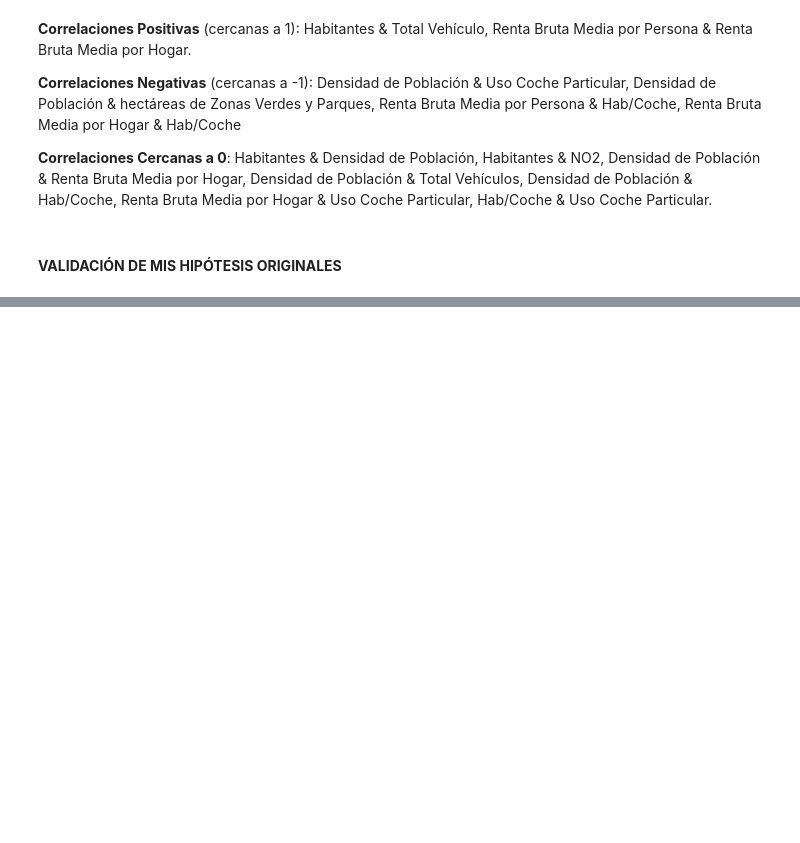
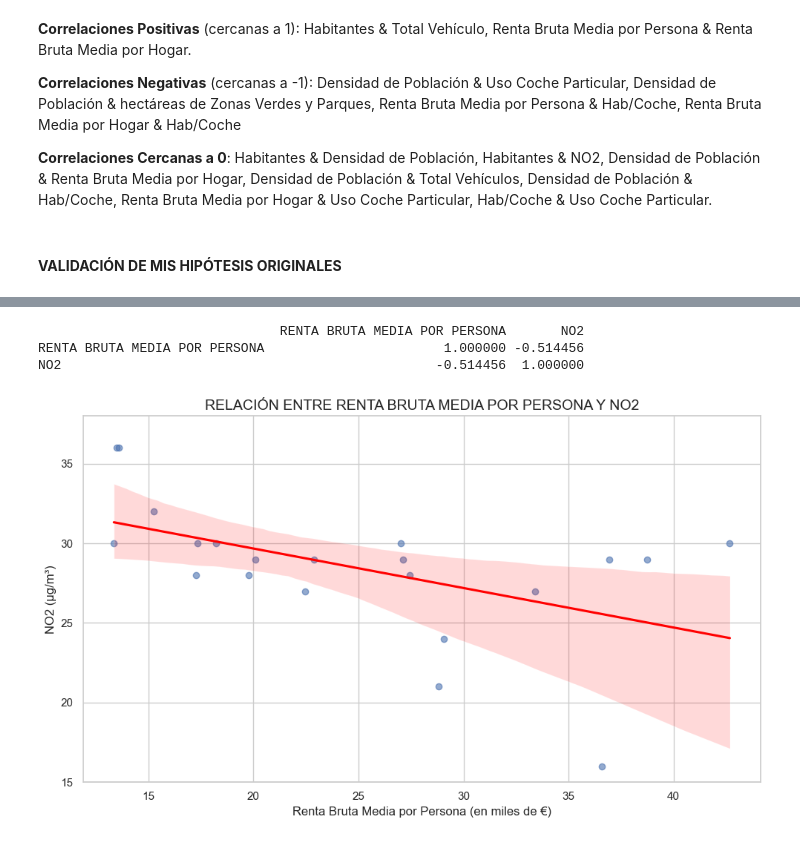
Before and after one commit to XileFrost/EDA_AireRentaMadrid, a Jupyter notebook: FelixdeMolina_EDA-Aire_Madrid.ipynb, the cells around one changed output, grey strips where cells are left out. Saved outputs shown, nothing was run; the diff lists cells and outputs as text; code cells hidden in the pictures; blank space fills up the shorter version.

```diff
--- a/FelixdeMolina_EDA-Aire_Madrid.ipynb
+++ b/FelixdeMolina_EDA-Aire_Madrid.ipynb
@@ -1395,0 +1432,32 @@ Esta hipótesis es rotundamente **FALSA**, además estadísticamente hay una rel
+# %%
+# Calculo la correlación entre los dos tipos de renta para predecir el valor de una variable en función de la otra
+correlation = df_datosobjetoestudio[['RENTA BRUTA MEDIA POR PERSONA', 'NO2']].corr()
+print(correlation)
+
+# Configuro el gráfico
+plt.figure(figsize=(10, 6))
+sns.set_theme(style="whitegrid")
+
+# Grafico de dispersión con línea de regresión
+sns.regplot(
+    data=df_datosobjetoestudio,
+    x="RENTA BRUTA MEDIA POR PERSONA",
+    y="NO2",
+    scatter_kws={'alpha': 0.6},
+    line_kws={'color': 'red'}
+)
+# Establezco un límite para el eje Y
+plt.ylim(15, 38)
+
+# Etiquetas y título
+plt.title("RELACIÓN ENTRE RENTA BRUTA MEDIA POR PERSONA Y NO2", fontsize=14)
+plt.xlabel("Renta Bruta Media por Persona (en miles de €)", fontsize=12)
+plt.ylabel("NO2 (µg/m³)", fontsize=12)
+
+plt.tight_layout()
+plt.show()
+# %% [output]
+                               RENTA BRUTA MEDIA POR PERSONA       NO2
+RENTA BRUTA MEDIA POR PERSONA                       1.000000 -0.514456
+NO2                                                -0.514456  1.000000
+[figure, added]
```
Also changed, not shown: parts of 2 cells of this notebook, 33 other files.
